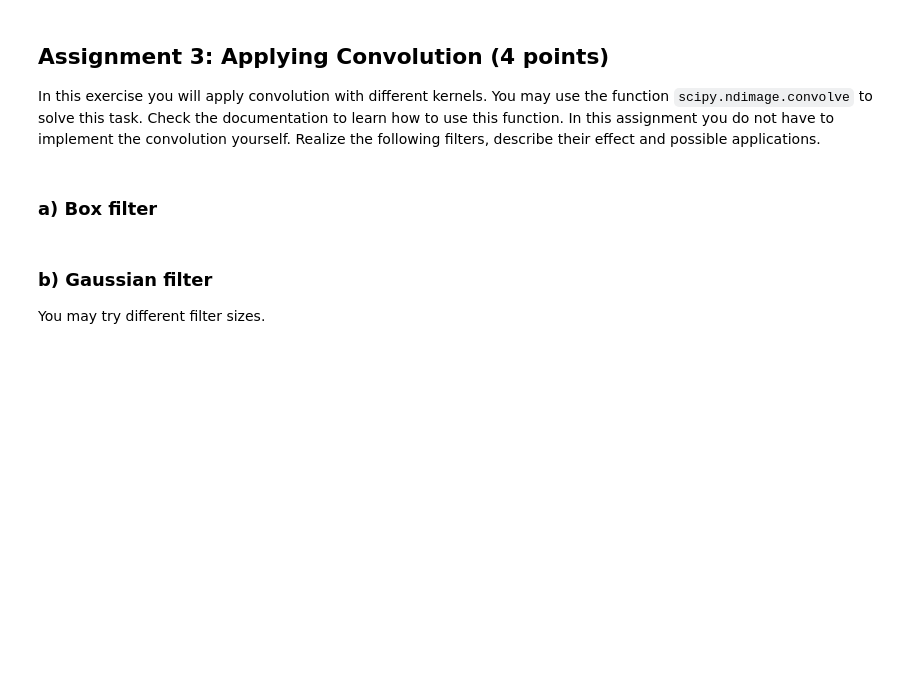
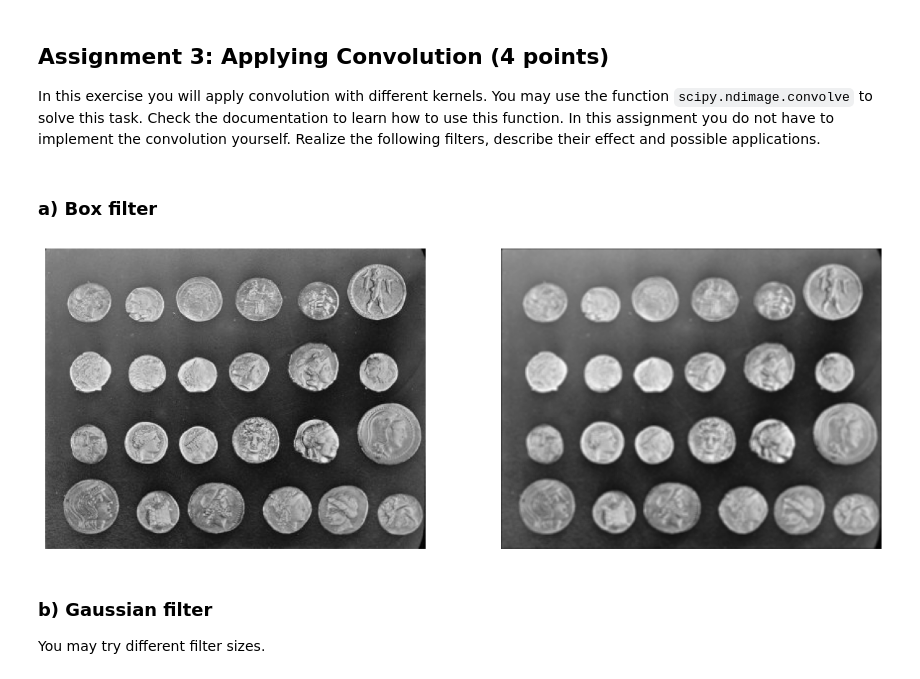
Before and after one commit to shuxton/computer-vision-homework, a Jupyter notebook: Sheet02/sheet02_shubham.ipynb, the cells around one changed output. Cells and saved outputs as stored; diff of their text form; code cells hidden in the pictures; blank space fills up the shorter version.

```diff
--- a/Sheet02/sheet02_shubham.ipynb
+++ b/Sheet02/sheet02_shubham.ipynb
@@ -117,28 +163,26 @@ In this exercise you will apply convolution with different kernels. You may use
 # %% [markdown]
 ### a) Box filter
 # %%
-%matplotlib inline
-import matplotlib.pyplot as plt
 import numpy as np
 from imageio.v2 import imread
-from skimage import data
+from skimage import data,color
+from scipy.ndimage import convolve
 
-# Load an image
-#image = imread('some_file.png', pilmode = 'F')
 image = data.coins().astype(np.float32)
+k=np.ones((3,3))/9
+filtered_image = convolve(image ,k,mode='constant', cval=0.0)
 
-filtered_image = image # replace this by your solution
-# YOUR CODE HERE
-raise NotImplementedError()
 
 fig = plt.figure(figsize=(15,7))
 a=fig.add_subplot(1,2,1)
 plt.imshow(image, cmap = 'gray')
 plt.axis('off')
 a=fig.add_subplot(1,2,2)
 plt.imshow(filtered_image, cmap = 'gray')
 plt.axis('off')
 plt.show()
+# %% [output]
+[figure, added]
 # %% [markdown]
 ### b) Gaussian filter
 
```
Also changed, not shown: parts of 15 cells of this notebook.
